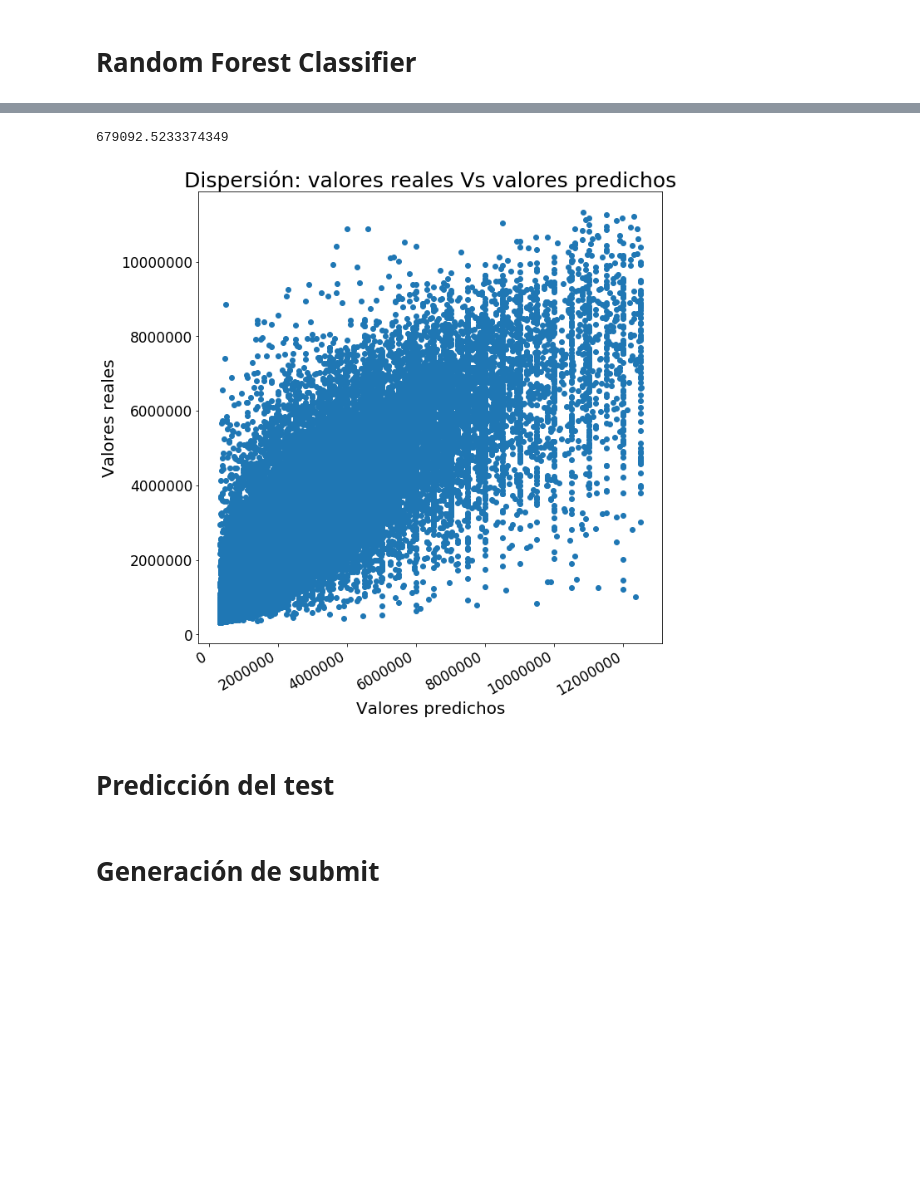
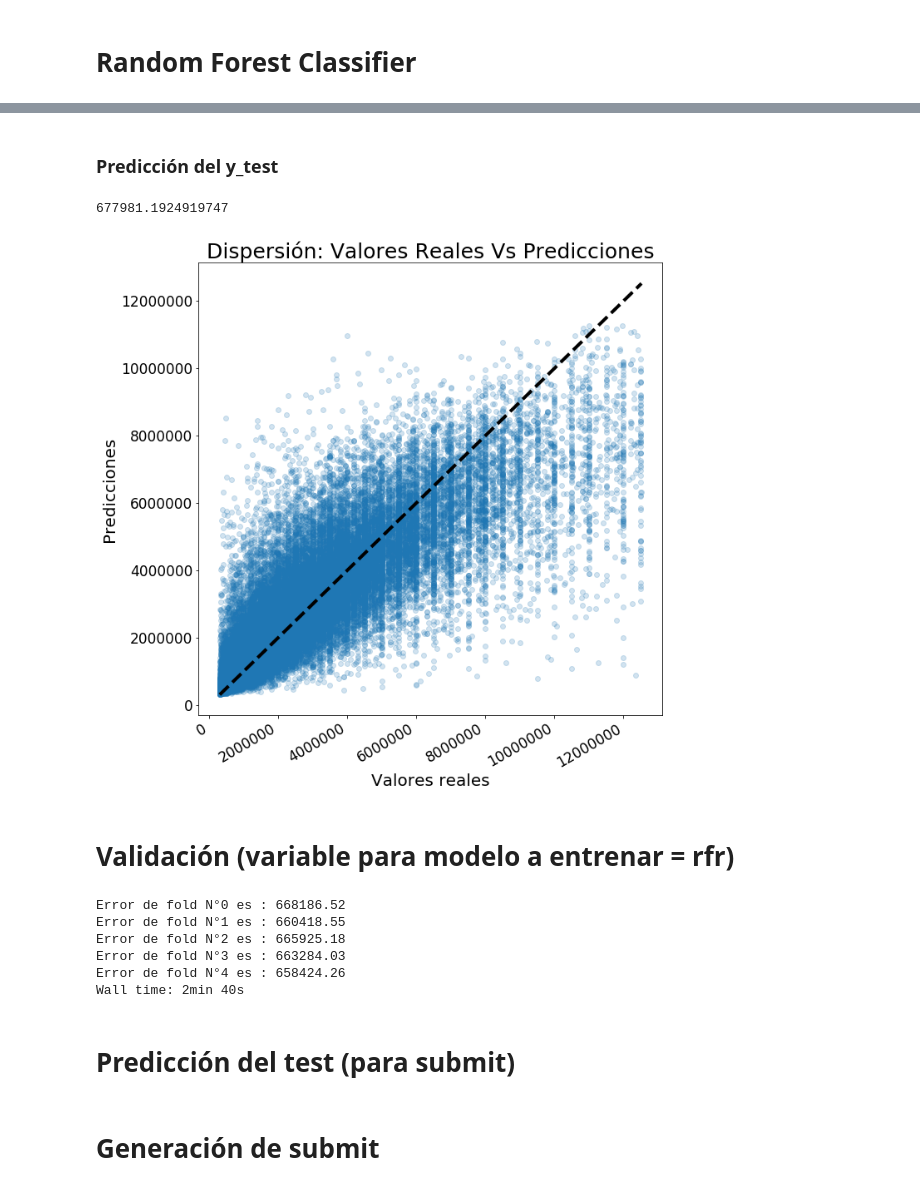
Before and after one commit to komod0/TPs-Org.Datos, a Jupyter notebook: tp2/RandomForestRegressor.ipynb, the cells around one changed output, grey strips where cells are left out. Saved outputs shown, nothing was run; the diff lists cells and outputs as text; code cells hidden in the pictures; blank space fills up the shorter version.

Commit message:
Se emprolijó el archivo: 	- RandomForestRegressor.ipynb

```diff
--- a/tp2/RandomForestRegressor.ipynb
+++ b/tp2/RandomForestRegressor.ipynb
@@ -26,6 +28,6 @@ print(X_test.shape, y_test.shape)
 # Random Forest Classifier
 # %%
 %%time
-r_f_regressor = RandomForestRegressor(n_estimators=100, n_jobs=4)
-r_f_regressor.fit(X_train, y_train)
+rfr = RandomForestRegressor(n_estimators=100, n_jobs=-1)
+rfr.fit(X_train, y_train)
 # %% [output]
@@ -39,23 +40,45 @@ RandomForestRegressor(bootstrap=True, criterion='mse', max_depth=None,
                       oob_score=False, random_state=None, verbose=0,
                       warm_start=False)
+# %% [markdown]
+### Predicción del y_test
 # %%
-prediction = r_f_regressor.predict(X_test)
-mean_absolute_error(y_test, prediction)
+prediction_t = rfr.predict(X_test)
+mean_absolute_error(y_test, prediction_t)
 # %% [output]
-679092.5233374349
+677981.1924919747
-# %%
-plt.figure(figsize=(10,10))
-plt.scatter(y_test, prediction)
-plt.title('Dispersión: valores reales Vs valores predichos', fontsize = 25)
-plt.ylabel('Valores reales', fontsize = 20)
-plt.xlabel('Valores predichos', fontsize = 20)
-plt.xticks(rotation = 30, fontsize = 17, ha = 'right')
-plt.yticks(fontsize = 17)
-plt.gca().xaxis.set_major_formatter(FormatStrFormatter('%.0f'))
-plt.gca().yaxis.set_major_formatter(FormatStrFormatter('%.0f'))
-plt.show()
-# %% [output]
-[figure, removed]
+# %%
+ver_dispersion(y_test, prediction_t)
+# %% [output]
+[figure, added]
+# %% [markdown]
+# Validación  (variable para modelo a entrenar = rfr)
+# %%
+%%time
+transf = True
+kfold = KFold(5, True, 42)
+for i, (train_index, test_index) in enumerate(kfold.split(X)):
+    # Se parte el dataset en dos, train y test, con el train entreno
+    # y con el test evaluo como predice mi algoritmo
+    X_train, X_test = X.iloc[train_index], X.iloc[test_index]
+    y_train, y_test = y.iloc[train_index], y.iloc[test_index]
+    if transf:
+        y_train = np.log(y_train)
+    # Me creo una instancia del modelo y luego lo entreno con los datos(con fit(X,y))
+    rfr = RandomForestRegressor(n_estimators=100, n_jobs=-1)
+    rfr.fit(X_train, y_train)
+    predicciones_t = rfr.predict(X_test)
+    if transf:
+        predicciones_t = np.exp(predicciones_t)
+
+    # Me fijo como me da el resultado
+    print(f"Error de fold N°{i} es : {round(mean_absolute_error(y_test, predicciones_t), 2)}")
+# %% [output]
+Error de fold N°0 es : 668186.52
+Error de fold N°1 es : 660418.55
+Error de fold N°2 es : 665925.18
+Error de fold N°3 es : 663284.03
+Error de fold N°4 es : 658424.26
+Wall time: 2min 40s
 # %% [markdown]
-# Predicción del test
+# Predicción del test (para submit)
 # %%
```
Also changed, not shown: parts of 7 cells of this notebook.
